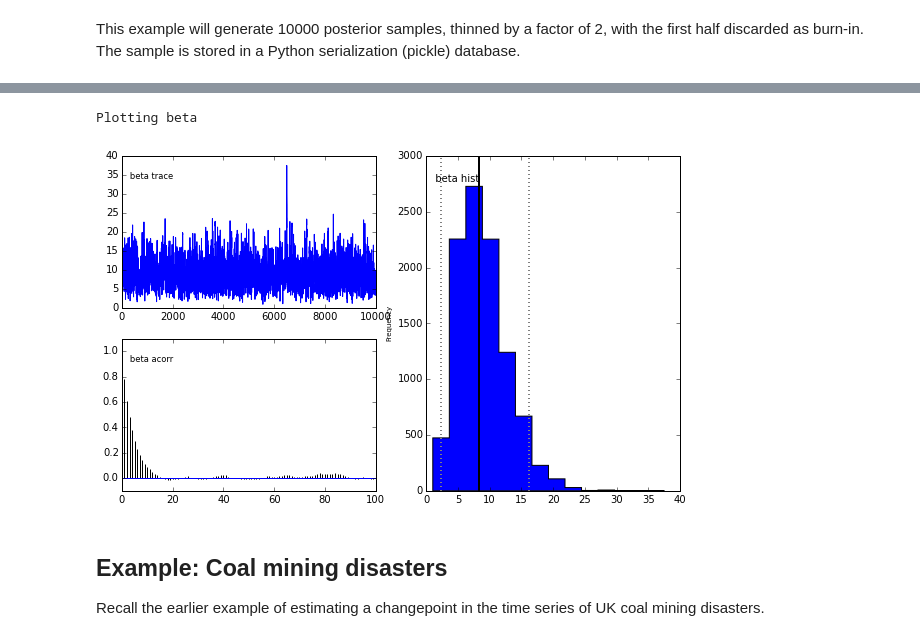
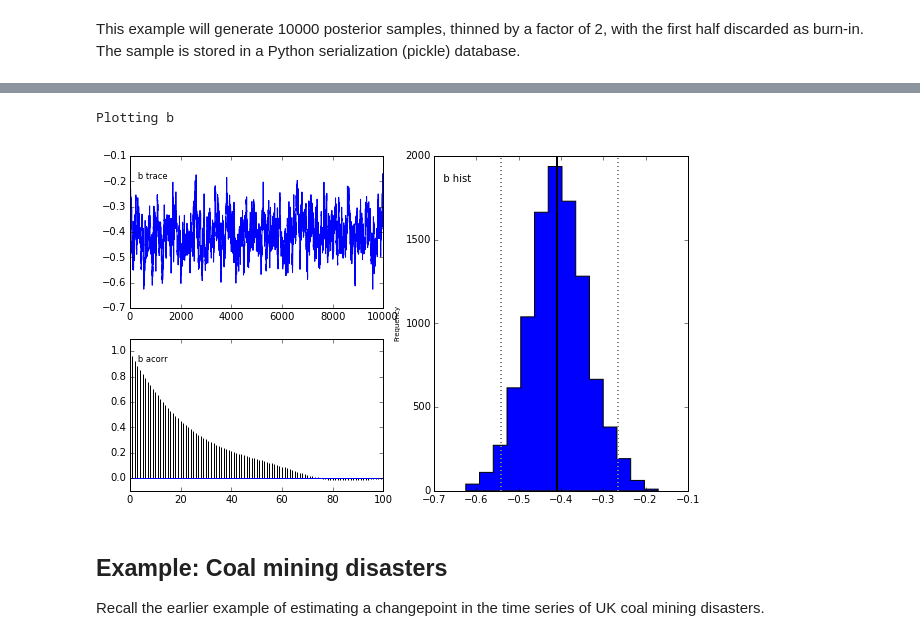
Before and after one commit to fonnesbeck/scipy2014_tutorial, a Jupyter notebook: 3-Introduction-to-PyMC.ipynb, the cells around one changed output, grey strips where cells are left out. Saved outputs shown, nothing was run; the diff lists cells and outputs as text; code cells hidden in the pictures.

```diff
--- a/3-Introduction-to-PyMC.ipynb
+++ b/3-Introduction-to-PyMC.ipynb
@@ -54,3 +36,20 @@ LD50 = Lambda('LD50', lambda a=alpha, b=beta: -a / b)
+# %%
+from pymc import Normal, Gamma, deterministic, MCMC, Matplot
+
+# Constant priors for parameters
+a = Normal('a', 0, 0.0001)
+b = Normal('b', 0, 0.0001)
+
+# Precision of normal distribution of prices
+tau = Gamma('tau', alpha=0.1, beta=0.1)
+
+@deterministic
+def mu(x=age, a=a, b=b):
+    # Linear age-price model
+    return a + b*x
+
+# Sampling distribution of prices
+p = Normal('p', mu, tau, value=price, observed=True)
 # %% [markdown]
 This example will generate 10000 posterior samples, thinned by a factor
 of 2, with the first half discarded as burn-in. The sample is stored in
@@ -63,8 +62,9 @@ M.sample(iter=20000, burn=10000)
-# %%
-Matplot.plot(beta)
-# %% [output]
-Plotting beta
-[figure, removed]
+# %%
+%matplotlib inline
+Matplot.plot(b)
+# %% [output]
+Plotting b
+[figure, added]
 # %% [markdown]
 ## Example: Coal mining disasters
 
```
Also changed, not shown: parts of 6 cells of this notebook, 1 other file.
